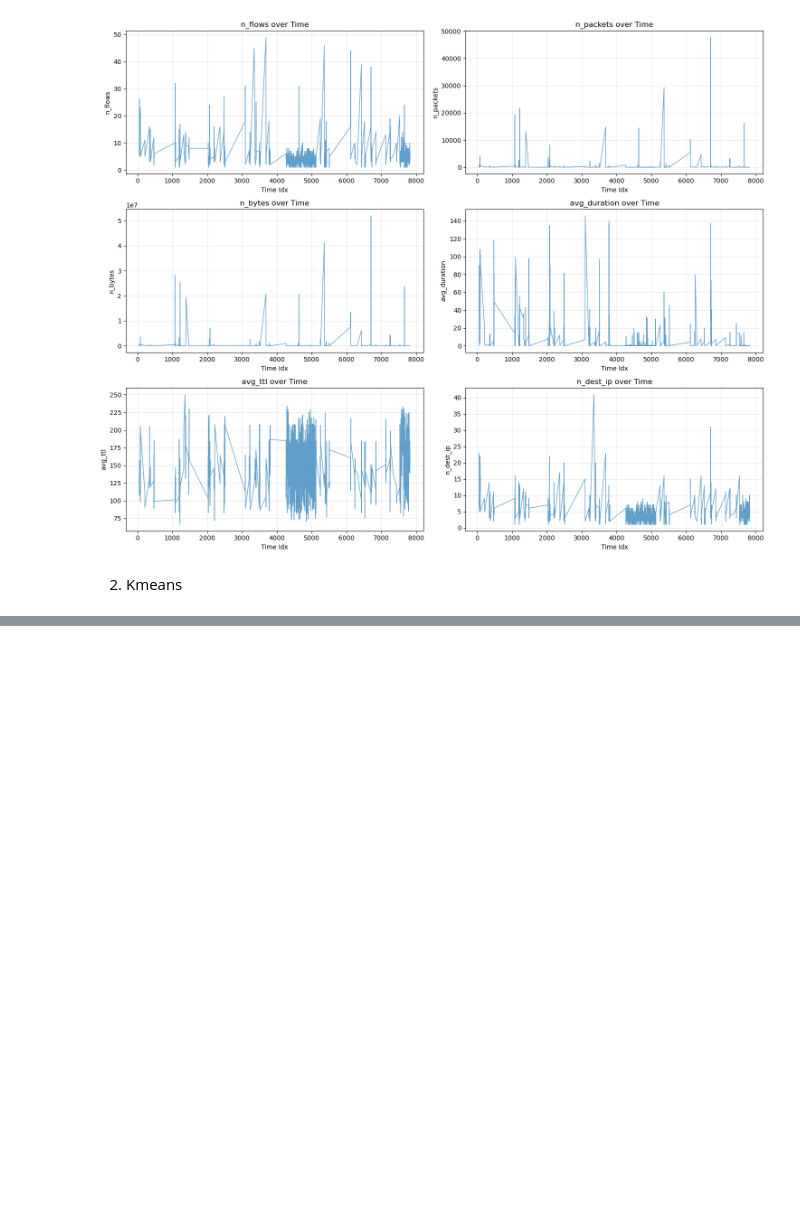
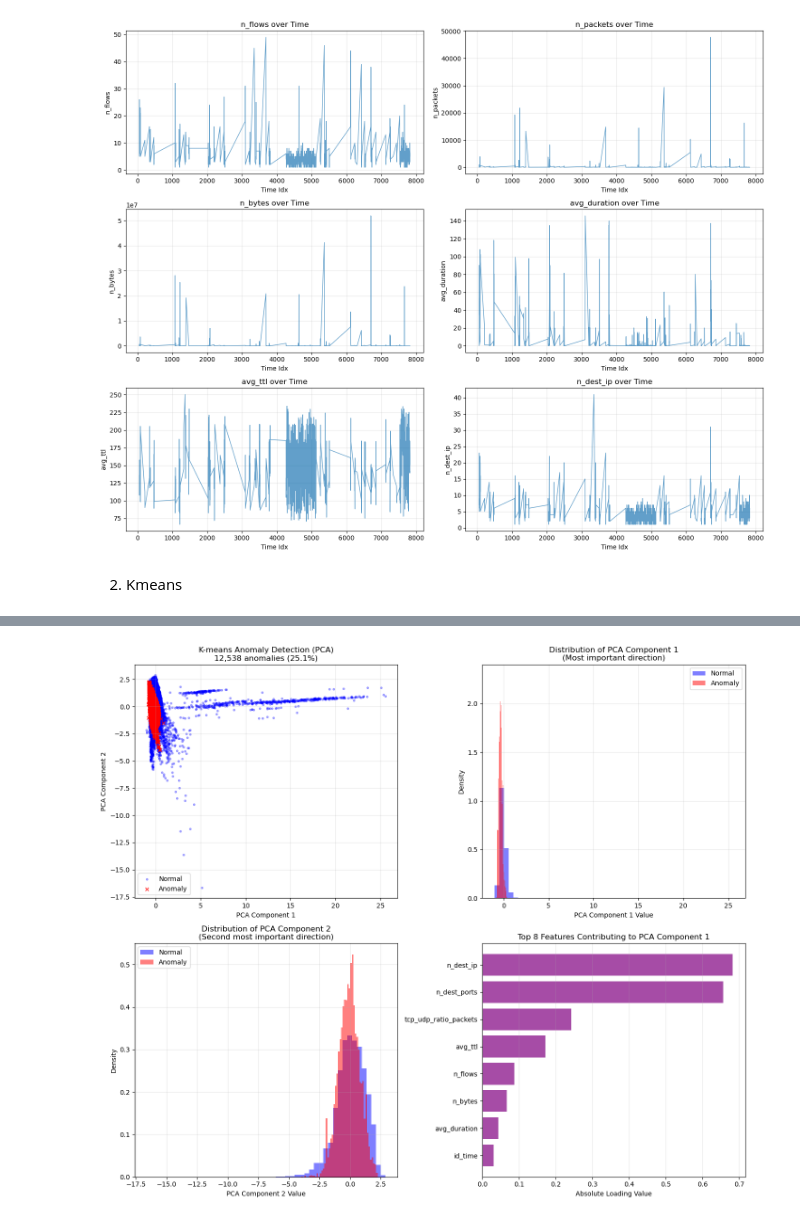
Before and after one commit to noise-course/course-project-cdi1diandian0309, a Jupyter notebook: project.ipynb, the cells around one changed output, grey strips where cells are left out. Drawn from its saved outputs; the diff is of its cells as text; code cells hidden in the pictures; blank space fills up the shorter version.

```diff
--- a/project.ipynb
+++ b/project.ipynb
@@ -284,0 +527,11 @@ x.to_csv('cesnet_preprocessed_original.csv', index=False)
+# %%
+#cluster strategy better
+anomaly_cluster = 0
+normal_cluster = 1
+
+anomaly_labels_sample = (sample_labels == anomaly_cluster)
+
+print("anomaly stats:\n")
+print(f"training sample size: {len(x_train_sample):,}")
+print(f"# of anomalies detected: {np.sum(anomaly_labels_sample):,}")
+print(f"anomaly %: {np.sum(anomaly_labels_sample)/len(x_train_sample)*100:.2f}%")
@@ -284,0 +544,70 @@ x.to_csv('cesnet_preprocessed_original.csv', index=False)
+# %%
+from sklearn.decomposition import PCA
+
+pca = PCA(n_components=2, random_state=42)
+X_pca = pca.fit_transform(x_train_sample)
+
+print(f"component 1: {pca.explained_variance_ratio_[0]:.2%}")
+print(f"component 2: {pca.explained_variance_ratio_[1]:.2%}")
+print(f"total: {pca.explained_variance_ratio_.sum():.2%}")
+
+fig, axes = plt.subplots(2, 2, figsize=(14, 12))
+
+#normal points = blue
+ax1 = axes[0, 0]
+normal_mask = ~anomaly_labels_sample
+ax1.scatter(X_pca[normal_mask, 0], X_pca[normal_mask, 1], alpha=0.3, s=8, color='blue', label='Normal')
+
+#anomalies = red
+anomaly_mask = anomaly_labels_sample
+ax1.scatter(X_pca[anomaly_mask, 0], X_pca[anomaly_mask, 1], alpha=0.7, s=25, color='red', marker='x', label='Anomaly')
+ax1.set_xlabel('PCA Component 1')
+ax1.set_ylabel('PCA Component 2')
+ax1.set_title(f'K-means Anomaly Detection (PCA)\n{np.sum(anomaly_labels_sample):,} anomalies ({np.sum(anomaly_labels_sample)/len(x_train_sample)*100:.1f}%)')
+ax1.legend()
+ax1.grid(alpha=0.3)
+
+#pca 1 plot
+ax2 = axes[0, 1]
+bins = 50
+ax2.hist(X_pca[normal_mask, 0], bins=bins, alpha=0.5, color='blue', label='Normal', density=True)
+ax2.hist(X_pca[anomaly_mask, 0], bins=bins, alpha=0.5, color='red', label='Anomaly', density=True)
+ax2.set_xlabel('PCA Component 1 Value')
+ax2.set_ylabel('Density')
+ax2.set_title('Distribution of PCA Component 1\n(Most important direction)')
+ax2.legend()
+ax2.grid(alpha=0.3)
+
+#pca 2 plot
+ax3 = axes[1, 0]
+ax3.hist(X_pca[normal_mask, 1], bins=bins, alpha=0.5, color='blue', label='Normal', density=True)
+ax3.hist(X_pca[anomaly_mask, 1], bins=bins, alpha=0.5, color='red', label='Anomaly', density=True)
+ax3.set_xlabel('PCA Component 2 Value')
+ax3.set_ylabel('Density')
+ax3.set_title('Distribution of PCA Component 2\n(Second most important direction)')
+ax3.legend()
+ax3.grid(alpha=0.3)
+
+#feature contributions
+ax4 = axes[1, 1]
+feature_loadings = np.abs(pca.components_[0])
+top_n = min(8, len(feature_loadings))
+top_indices = np.argsort(feature_loadings)[-top_n:][::-1]
+
+if hasattr(x_scaled_df, 'columns'):
+    feature_names = x_scaled_df.columns
+else:
+    feature_names = [f'Feature {i}' for i in range(x_train_sample.shape[1])]
+
+y_pos = np.arange(top_n)
+ax4.barh(y_pos, feature_loadings[top_indices], color='purple', alpha=0.7)
+ax4.set_yticks(y_pos)
+ax4.set_yticklabels([feature_names[i] for i in top_indices])
+ax4.set_xlabel('Absolute Loading Value')
+ax4.set_title(f'Top {top_n} Features Contributing to PCA Component 1')
+ax4.grid(alpha=0.3, axis='x')
+ax4.invert_yaxis()
+
+plt.tight_layout()
+plt.show()
+# %% [output]
@@ -284,0 +617 @@ x.to_csv('cesnet_preprocessed_original.csv', index=False)
+[figure, added]
```
Also changed, not shown: parts of 9 cells of this notebook.
